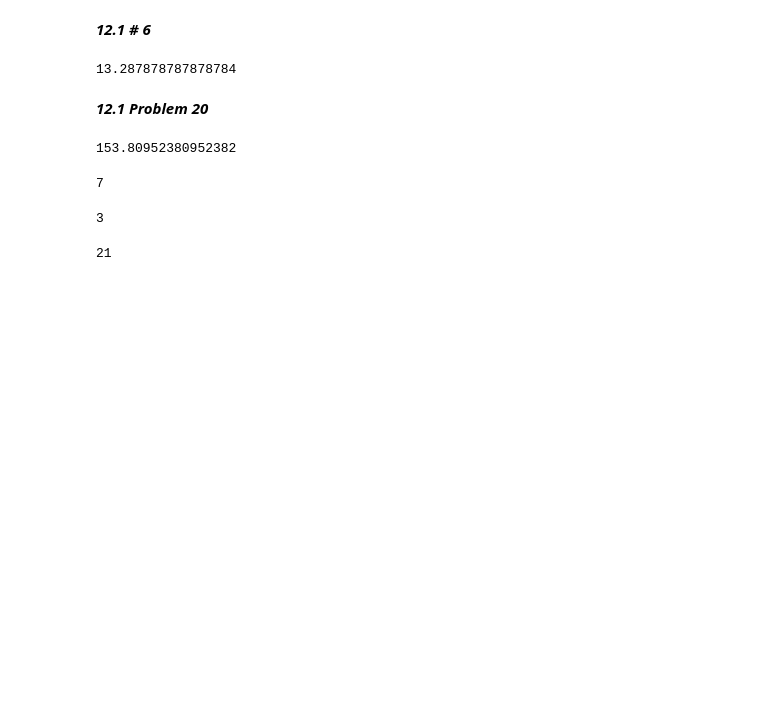
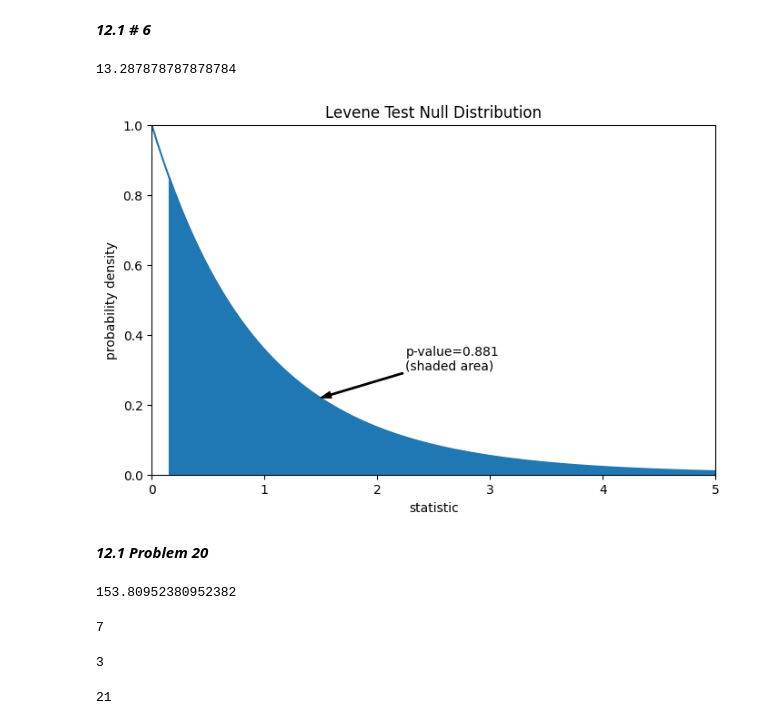
Before and after one commit to KirtlandRoss/BUS-286, a Jupyter notebook: week7/homework6.ipynb, the cells around one changed output. Drawn from its saved outputs; the diff is of its cells as text; code cells hidden in the pictures; blank space fills up the shorter version.

```diff
--- a/week7/homework6.ipynb
+++ b/week7/homework6.ipynb
@@ -5,6 +3,9 @@ import pandas as pd
 # %%
+import pandas as pd
 from scipy.stats import f_oneway
-
+import scipy.stats as stats
+import matplotlib.pyplot as plt
+import numpy as np
 # -- origin calculation
 def findSST(df: pd.DataFrame):
     sum = 0
@@ -74,17 +75,46 @@ def generateANOVAFrame (df: pd.DataFrame):
 def makeDetermination(df: pd.DataFrame, alpha = 0.05 ):
     p_value = round(f_oneway(*[df[column] for column in df.columns]).pvalue, 5)
     if p_value < alpha:
-        return (True, str(alpha) + " > " + str(p_value) +  ": Reject Null Hypothesis at α=" + str(alpha))
-    return (False, str(alpha) + " < " + str(p_value) +  ": Fail to Reject Null Hypothesis at α=" + str(alpha))
+        return (str(alpha) + " > " + str(p_value) +  ": Reject Null Hypothesis at α=" + str(alpha))
+    return (str(alpha) + " < " + str(p_value) +  ": Fail to Reject Null Hypothesis at α=" + str(alpha))
+
+def plotLevene (df: pd.DataFrame , alpha = 0.05):
+    # Calculate levene test
+    res = stats.levene(*[df[columnName] for columnName in df.columns], proportiontocut=alpha)
+
+    def plot(ax):  # we'll reuse this
+        ax.plot(val, pdf, color='C0')
+        ax.set_title("Levene Test Null Distribution")
+        ax.set_xlabel("statistic")
+        ax.set_ylabel("probability density")
+        ax.set_xlim(0, 5)
+        ax.set_ylim(0, 1)
+
+    k, n = df.shape[1], df.size   # number of samples, total number of observations
+    dist = stats.f(dfn=k-1, dfd=n-k)
+    val = np.linspace(0, 5, 100)
+    pdf = dist.pdf(val)
+    fig, ax = plt.subplots(figsize=(8, 5))
+
+    plot(ax)
+    pvalue = dist.sf(res.statistic)
+    annotation = (f'p-value={pvalue:.3f}\n(shaded area)')
+    props = dict(facecolor='black', width=1, headwidth=5, headlength=8)
+    _ = ax.annotate(annotation, (1.5, 0.22), (2.25, 0.3), arrowprops=props)
+    i = val >= res.statistic
+    ax.fill_between(val[i], y1=0, y2=pdf[i], color='C0')
+    plt.show()
 # %%
 df1216 = pd.DataFrame({
     "strategy1" : [3,6,7,4,6,7,10,6,15,8,9,16],
     "strategy2" : [2,5,5,3,7,8,6,4,10,6,9,12],
     "strategy3" : [4,2,5,6,6,7,9,8,14,8,7,16]
 })
 print(findMSE(df1216))
+plotLevene(df1216)
 # %% [output]
 13.287878787878784
+[figure, added]
 # %% [markdown]
 ***12.1 Problem 20***
 # %%
```
Also changed, not shown: parts of 11 cells of this notebook, 6 other files.
